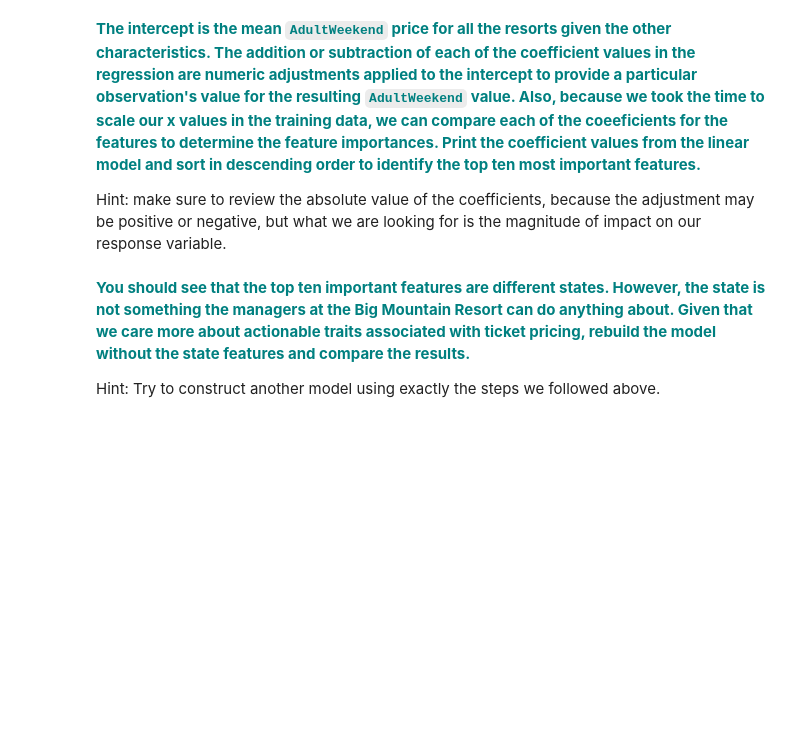
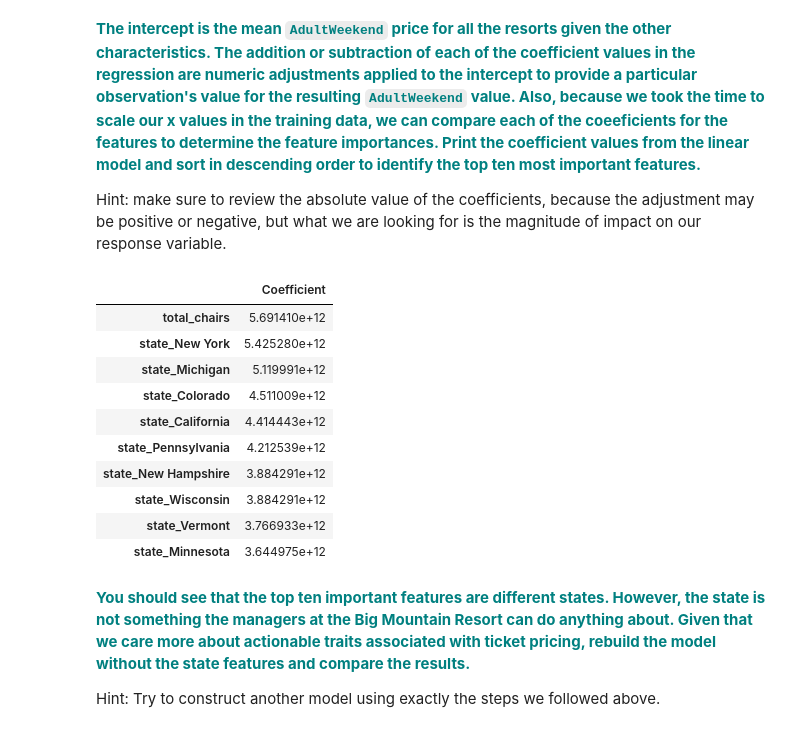
Before and after one commit to nmur1589/Guided-Capstone, a Jupyter notebook: GuidedCapstoneStep4 and step5HL.ipynb, the cells around one changed output. Cells and saved outputs as stored; diff of their text form; code cells hidden in the pictures; blank space fills up the shorter version.

```diff
--- a/GuidedCapstoneStep4 and step5HL.ipynb
+++ b/GuidedCapstoneStep4 and step5HL.ipynb
@@ -157,7 +167,9 @@ This is the fifth step in the Data Science Method. In the previous steps you cle
 #### Model 1
 # %%
 #all first model set
-#from sklearn import linear_model
-#from sklearn.metrics import explained_variance_score,mean_absolute_error
-#lm = linear_model.LinearRegression()
-#model = lm.fit(X_train,y_train)
+from sklearn import linear_model
+from sklearn.metrics import explained_variance_score,mean_absolute_error
+lm = linear_model.LinearRegression()
+model = lm.fit(X_train,y_train)
+
+lm.intercept_
@@ -182,9 +215,23 @@ Hint: our linear regression model `lm` has an attribute `intercept_` for the int
 
 
 Hint: make sure to review the absolute value of the coefficients, because the adjustment may be positive or negative, but what we are looking for is the magnitude of impact on our response variable.
+# %%
+coef = np.round(lm.coef_,2)
 # %%
 # You might want to make a pandas DataFrame displaying the coefficients for each state like so:
-# pd.DataFrame(abs(lm.coef_), X.columns, columns=['Coefficient'])
+pd.DataFrame(abs(coef), X.columns, columns=['Coefficient']).sort_values(by='Coefficient', ascending = False).head(10)
+# %% [output]
+|  | Coefficient |
+| total_chairs | 5.691410e+12 |
+| state_New York | 5.425280e+12 |
+| state_Michigan | 5.119991e+12 |
+| state_Colorado | 4.511009e+12 |
+| state_California | 4.414443e+12 |
+| state_Pennsylvania | 4.212539e+12 |
+| state_New Hampshire | 3.884291e+12 |
+| state_Wisconsin | 3.884291e+12 |
+| state_Vermont | 3.766933e+12 |
+| state_Minnesota | 3.644975e+12 |
 # %% [markdown]
 **<font color='teal'>You should see that the top ten important features are different states. However, the state is not something the managers at the Big Mountain Resort can do anything about. Given that we care more about actionable traits associated with ticket pricing, rebuild the model without the state features and compare the results. </font>**
 
```
Also changed, not shown: parts of 27 cells of this notebook.
